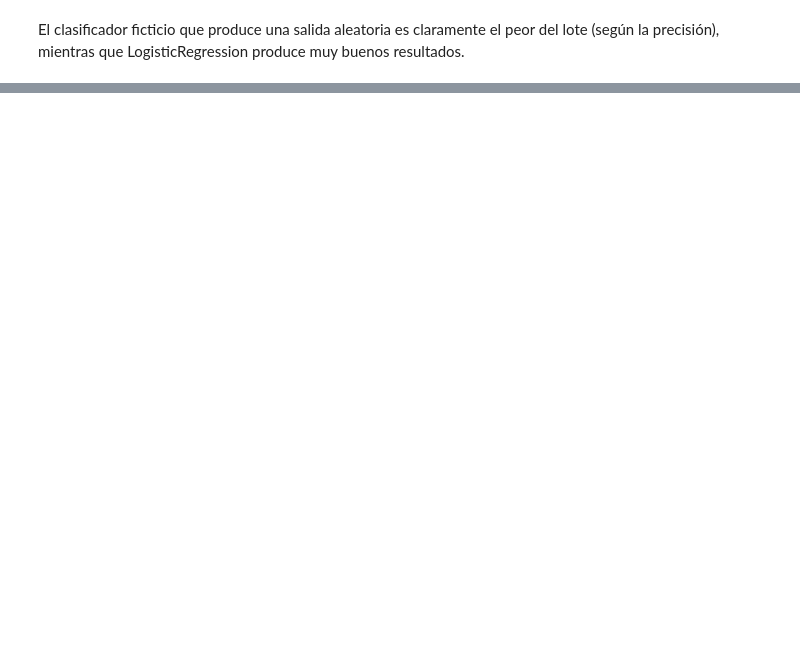
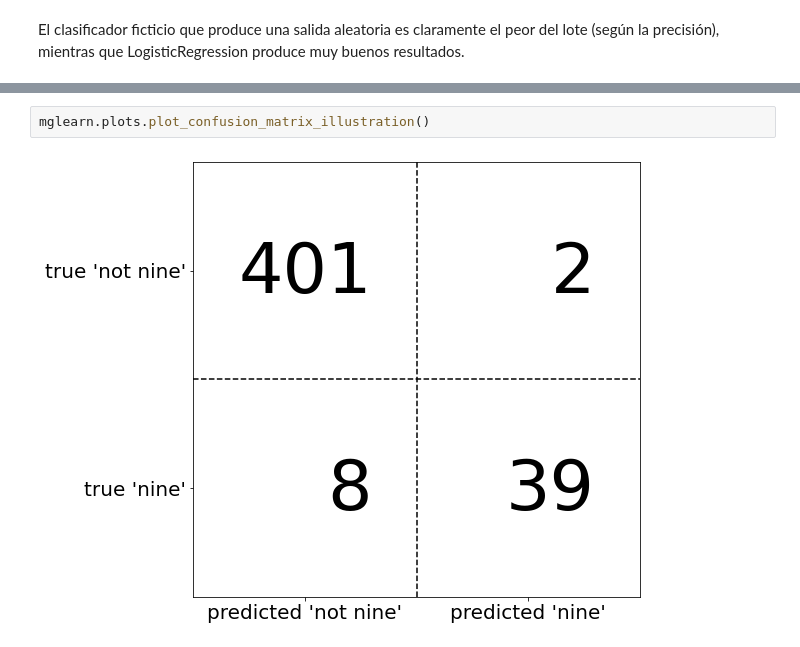
Before and after one commit to CamilaSilva1995/2021_PML_CamilaSilva, a Jupyter notebook: Expo7_PML.ipynb, the cells around one changed output, grey strips where cells are left out. Cells and saved outputs as stored; diff of their text form; blank space fills up the shorter version.

```diff
--- a/Expo7_PML.ipynb
+++ b/Expo7_PML.ipynb
@@ -261,0 +217,4 @@ El clasificador ficticio que produce una salida aleatoria es claramente el peor
+# %%
+mglearn.plots.plot_confusion_matrix_illustration()
+# %% [output]
+[figure, added]
```
Also changed, not shown: parts of 11 cells of this notebook.
